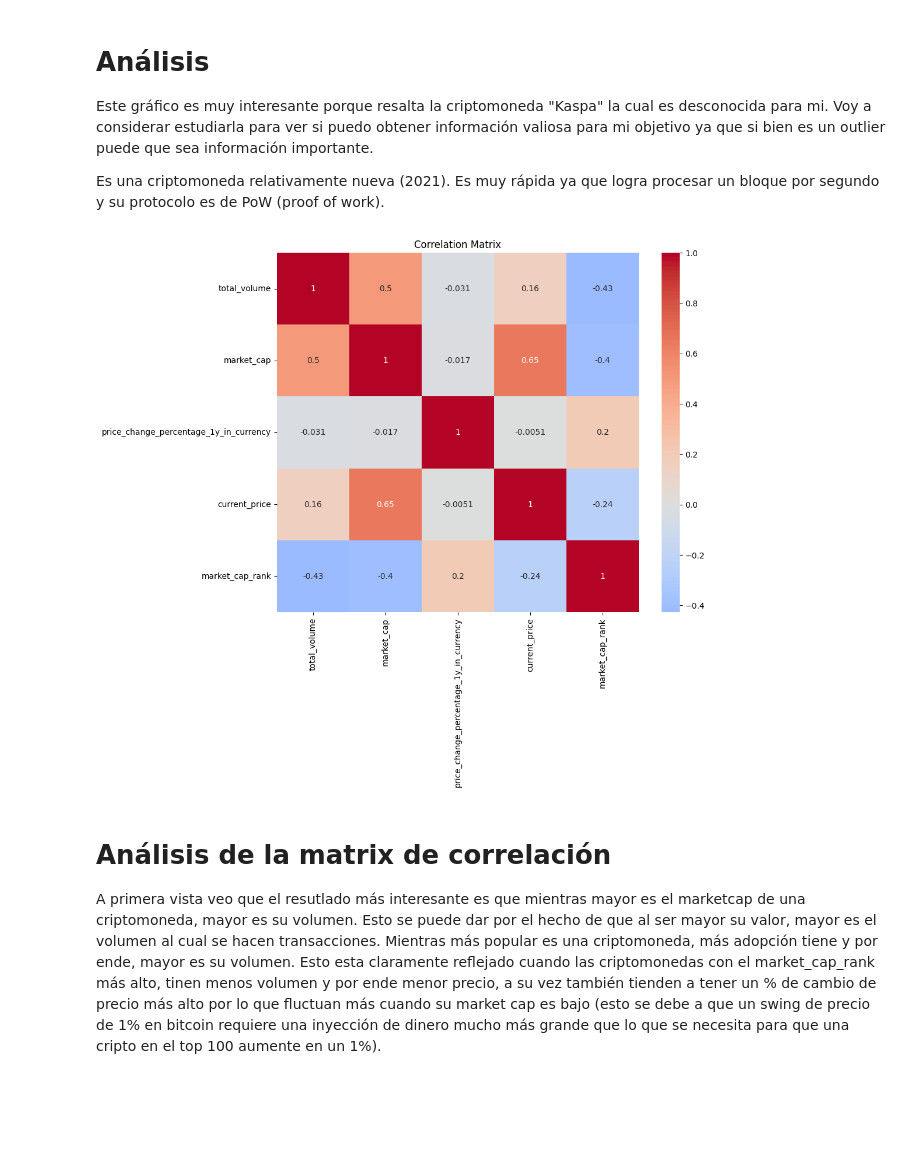
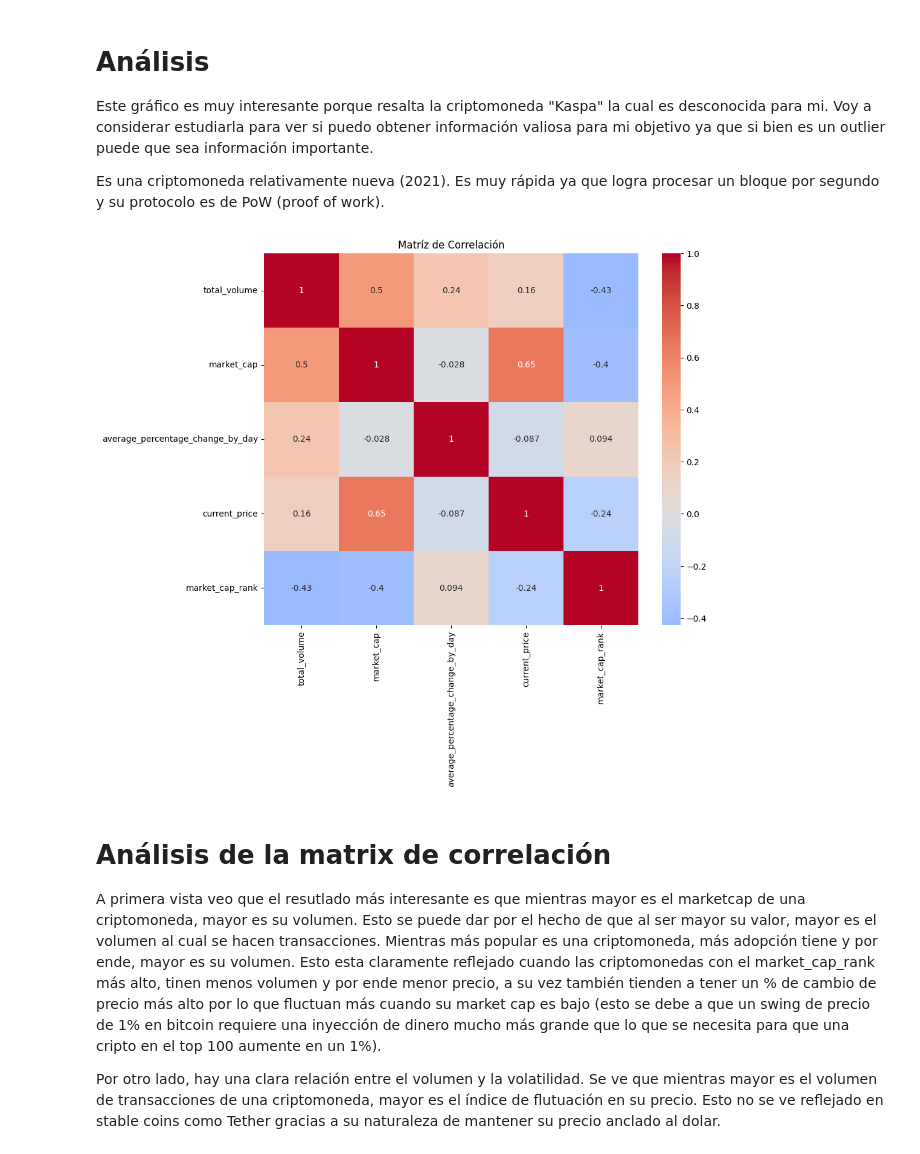
Before and after one commit to Naitais/crypto_dashboard_project, a Jupyter notebook: EDA.ipynb, the cells around one changed output. Drawn from its saved outputs; the diff is of its cells as text; code cells hidden in the pictures; blank space fills up the shorter version.

```diff
--- a/EDA.ipynb
+++ b/EDA.ipynb
@@ -289,19 +291,21 @@ Este gráfico es muy interesante porque resalta la criptomoneda "Kaspa" la cual
 
 Es una criptomoneda relativamente nueva (2021). Es muy rápida ya que logra procesar un bloque por segundo y su protocolo es de PoW (proof of work).
 # %%
-correlation_columns =["total_volume", "market_cap", "price_change_percentage_1y_in_currency","current_price", "market_cap_rank"]
+correlation_columns =["total_volume", "market_cap", "average_percentage_change_by_day","current_price", "market_cap_rank"]
 
 df_correlation = df[correlation_columns]
 
 correlation_matrix = df_correlation.corr()
 
 plt.figure(figsize=(10,8))
 sns.heatmap(correlation_matrix, annot=True, cmap='coolwarm', center=0)
-plt.title('Correlation Matrix')
+plt.title('Matríz de Correlación')
 plt.show()
 # %% [output]
-[figure, old version]
+[figure, new version]
 # %% [markdown]
 # Análisis de la matrix de correlación
 
 A primera vista veo que el resutlado más interesante es que mientras mayor es el marketcap de una criptomoneda, mayor es su volumen. Esto se puede dar por el hecho de que al ser mayor su valor, mayor es el volumen al cual se hacen transacciones. Mientras más popular es una criptomoneda, más adopción tiene y por ende, mayor es su volumen. Esto esta claramente reflejado cuando las criptomonedas con el market_cap_rank más alto, tinen menos volumen y por ende menor precio, a su vez también tienden a tener un % de cambio de precio más alto por lo que fluctuan más cuando su market cap es bajo (esto se debe a que un swing de precio de 1% en bitcoin requiere una inyección de dinero mucho más grande que lo que se necesita para que una cripto en el top 100 aumente en un 1%).
+
+Por otro lado, hay una clara relación entre el volumen y la volatilidad. Se ve que mientras mayor es el volumen de transacciones de una criptomoneda, mayor es el índice de flutuación en su precio. Esto no se ve reflejado en stable coins como Tether gracias a su naturaleza de mantener su precio anclado al dolar.
```
Also changed, not shown: parts of 16 cells of this notebook.
